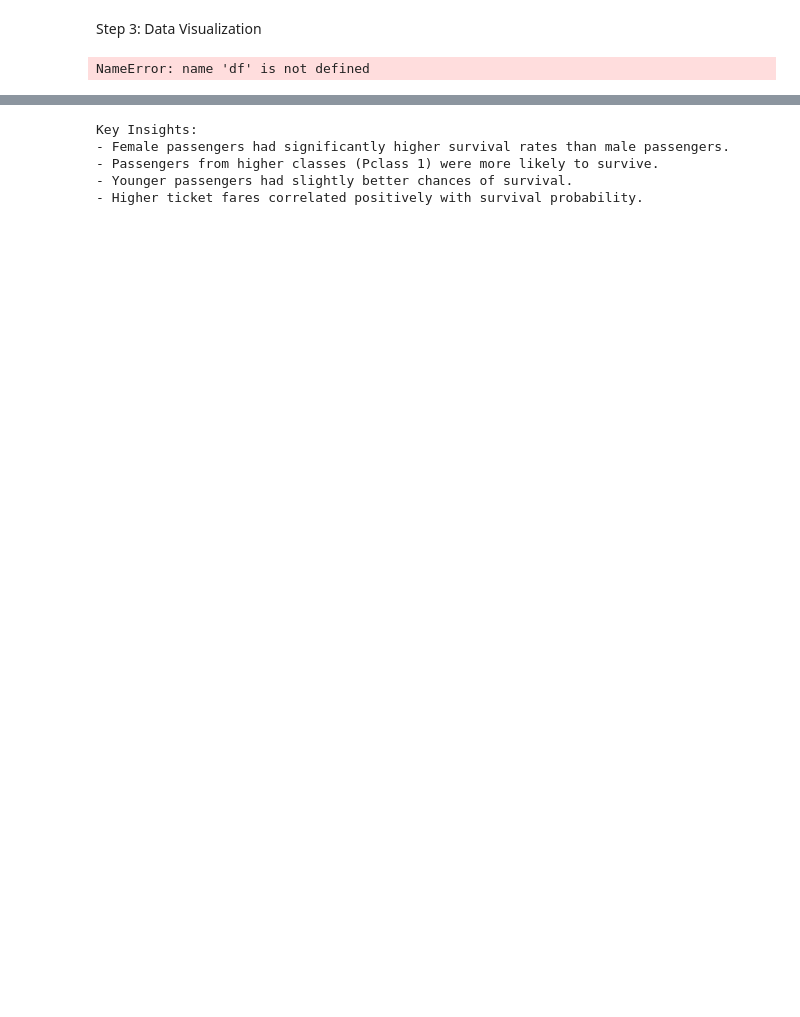
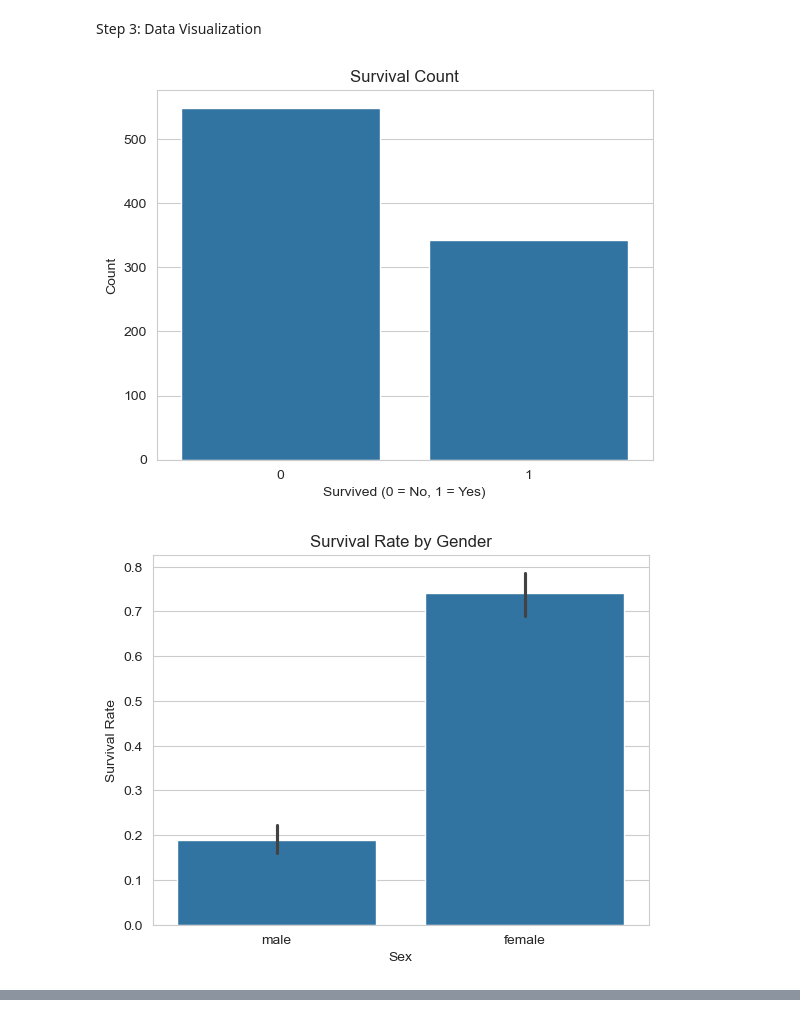
Before and after one commit to wojtekdomino/titanic-eda, a Jupyter notebook: notebooks/eda_titanic.ipynb, the cells around one changed output, grey strips where cells are left out. Drawn from its saved outputs; the diff is of its cells as text; code cells hidden in the pictures; blank space fills up the shorter version.

```diff
--- a/notebooks/eda_titanic.ipynb
+++ b/notebooks/eda_titanic.ipynb
@@ -70,32 +110,37 @@ plt.show()
 
 # Survival Rate by Gender
 sns.barplot(data=df, x='Sex', y='Survived')
 plt.title('Survival Rate by Gender')
 plt.ylabel('Survival Rate')
 plt.show()
 
 # Survival Rate by Passenger Class
 sns.barplot(data=df, x='Pclass', y='Survived')
 plt.title('Survival Rate by Passenger Class')
 plt.ylabel('Survival Rate')
 plt.show()
 
 # Age Distribution
 sns.histplot(data=df, x='Age', bins=30, kde=True)
 plt.title('Age Distribution of Passengers')
 plt.xlabel('Age')
 plt.show()
 
 # Fare Distribution
 sns.histplot(data=df, x='Fare', bins=30, kde=True)
 plt.title('Fare Distribution')
 plt.xlabel('Fare')
 plt.show()
 
 # Correlation Heatmap
 plt.figure(figsize=(10, 8))
-sns.heatmap(df.corr(), annot=True, cmap='coolwarm')
+
+# Select only numeric columns for correlation
+numeric_df = df.select_dtypes(include=[np.number])
+
+sns.heatmap(numeric_df.corr(), annot=True, cmap='coolwarm')
 plt.title('Correlation Heatmap')
 plt.show()
 # %% [output]
-NameError: name 'df' is not defined
+[figure, added]
+[figure, added]
@@ -102,15 +150,0 @@ NameError: name 'df' is not defined
-# %%
-# --- Step 4: Key Insights ---
-print("""
-Key Insights:
-- Female passengers had significantly higher survival rates than male passengers.
-- Passengers from higher classes (Pclass 1) were more likely to survive.
-- Younger passengers had slightly better chances of survival.
-- Higher ticket fares correlated positively with survival probability.
-""")
-# %% [output]
-Key Insights:
-- Female passengers had significantly higher survival rates than male passengers.
-- Passengers from higher classes (Pclass 1) were more likely to survive.
-- Younger passengers had slightly better chances of survival.
-- Higher ticket fares correlated positively with survival probability.
```
Also changed, not shown: parts of 5 cells of this notebook.
